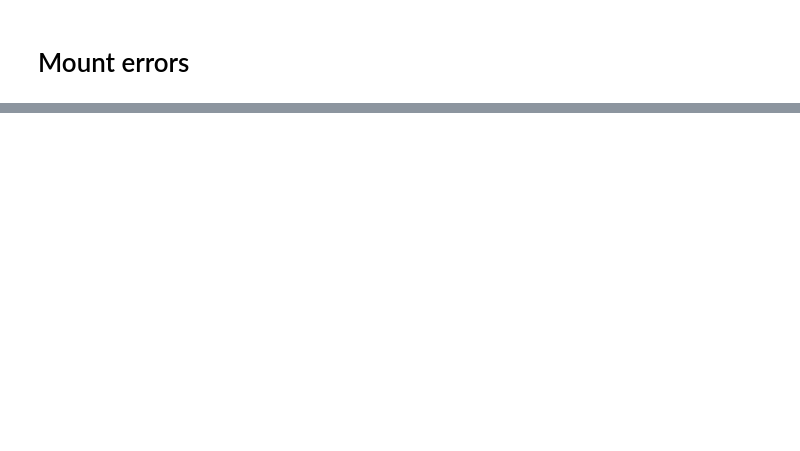
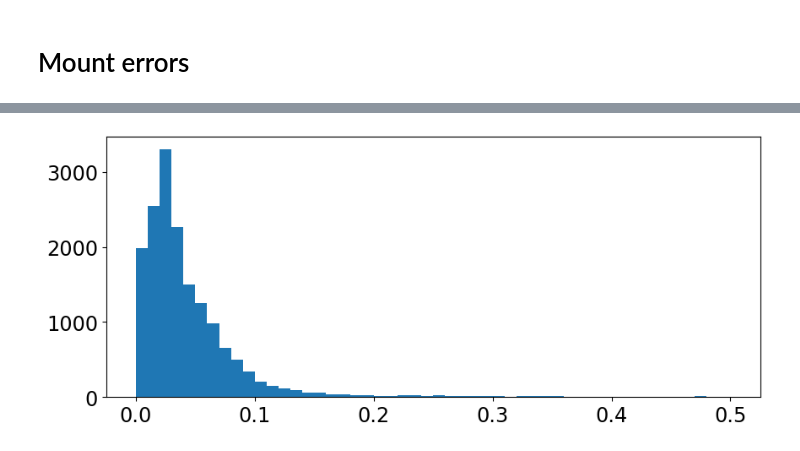
Before and after one commit to sylvielsstfr/AuxTelComm, a Jupyter notebook: notebooks_usdf/MountErrors/StudyMounterrors.ipynb, the cells around one changed output, grey strips where cells are left out. Saved outputs shown, nothing was run; the diff lists cells and outputs as text; code cells hidden in the pictures; blank space fills up the shorter version.

```diff
--- a/notebooks_usdf/MountErrors/StudyMounterrors.ipynb
+++ b/notebooks_usdf/MountErrors/StudyMounterrors.ipynb
@@ -33,0 +96,4 @@ dict_keys([(20220831, 4), (20220831, 5), (20220831, 6), (20220831, 7), (20220831
+# %%
+plt.hist(df_infos["image_az_rms"].values,bins=50, range=(0,0.5));
+# %% [output]
+[figure, added]
```
Also changed, not shown: parts of 19 cells of this notebook.
